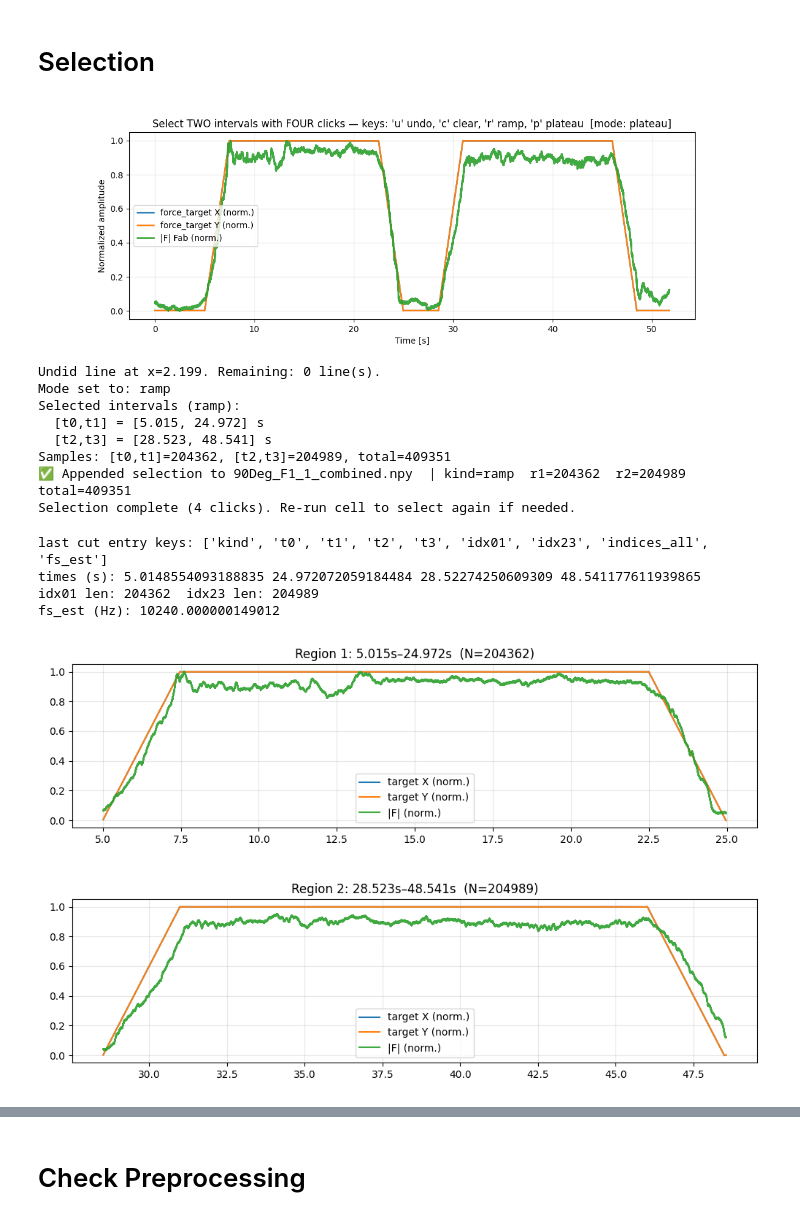
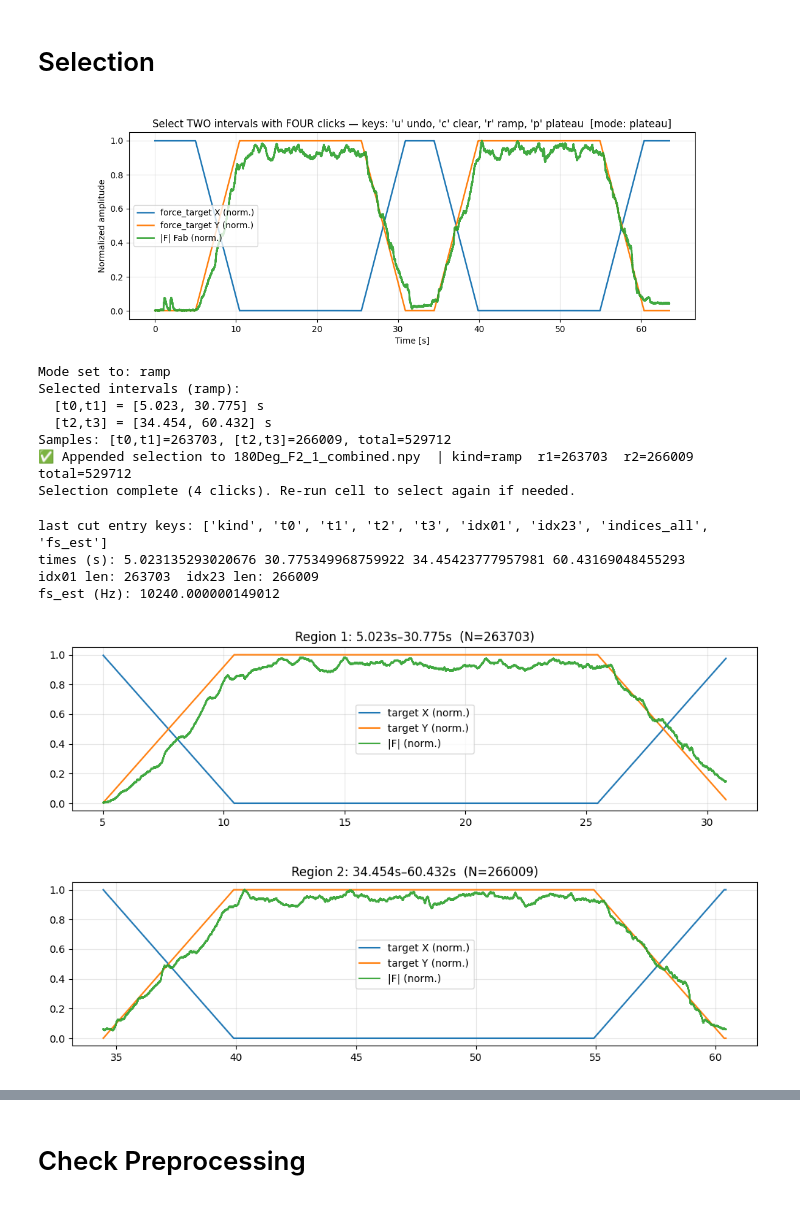
Before and after one commit to Jihagen/IntMS_EEG, a Jupyter notebook: data/preprocessing/forces.ipynb, the cells around one changed output, grey strips where cells are left out. Saved outputs shown, nothing was run; the diff lists cells and outputs as text; code cells hidden in the pictures.

Commit message:
angle vs. ramp results

```diff
--- a/data/preprocessing/forces.ipynb
+++ b/data/preprocessing/forces.ipynb
@@ -1016,7 +1016,7 @@ import numpy as np
 import matplotlib.pyplot as plt
 
 # --- set your file path ---
-path = "/Users/juliahagen/IntMS_EEG/data/preprocessing/P5_combined/90Deg_F2_1_combined.npy"  # <- change me
+path = "/Users/juliahagen/IntMS_EEG/data/preprocessing/P5_combined/90Deg_F1_1_combined.npy"  # <- change me
 
 # --- load ---
 d  = np.load(path, allow_pickle=True).item()
@@ -1056,7 +1056,7 @@ import matplotlib.pyplot as plt
 from pathlib import Path
 
 # --- Load your combined file ---
-path = "/Users/juliahagen/IntMS_EEG/data/preprocessing/P3_combined/90Deg_F1_1_combined.npy"  # <- change this
+path = "/Users/juliahagen/IntMS_EEG/data/preprocessing/P5_combined/180Deg_F2_1_combined.npy"  # <- change this
 data = np.load(path, allow_pickle=True).item()
 
 t   = np.asarray(data["time_s"])
@@ -1212,41 +1212,40 @@ def onkey(event):
             sp.remove()
 
         fig.canvas.draw()
         print(f"Undid line at x={x_removed:.3f}. Remaining: {len(selected_points)} line(s).")
 
     elif event.key == 'c':
         while vlines:
             vlines.pop().remove()
         while spans:
             spans.pop().remove()
         selected_points.clear()
         fig.canvas.draw()
         print("Cleared all lines and spans.")
 
     elif event.key == 'r':  # NEW: switch to ramp mode
         segment_kind = "ramp"
         _set_title()
         fig.canvas.draw()
         print("Mode set to: ramp")
 
     elif event.key == 'p':  # NEW: switch to plateau mode
         segment_kind = "plateau"
         _set_title()
         fig.canvas.draw()
         print("Mode set to: plateau")
 
 cid = fig.canvas.mpl_connect('button_press_event', onclick)
 kid = fig.canvas.mpl_connect('key_press_event', onkey)
 plt.show()
 # %% [output]
-[figure, old version]
+[figure, new version]
-Undid line at x=2.199. Remaining: 0 line(s).
 Mode set to: ramp
 Selected intervals (ramp):
-  [t0,t1] = [5.015, 24.972] s
-  [t2,t3] = [28.523, 48.541] s
-Samples: [t0,t1]=204362, [t2,t3]=204989, total=409351
-✅ Appended selection to 90Deg_F1_1_combined.npy  | kind=ramp  r1=204362  r2=204989  total=409351
+  [t0,t1] = [5.023, 30.775] s
+  [t2,t3] = [34.454, 60.432] s
+Samples: [t0,t1]=263703, [t2,t3]=266009, total=529712
+✅ Appended selection to 180Deg_F2_1_combined.npy  | kind=ramp  r1=263703  r2=266009  total=529712
 Selection complete (4 clicks). Re-run cell to select again if needed.
 # %%
 import numpy as np
@@ -1262,8 +1261,8 @@ print("idx01 len:", len(last["idx01"]), " idx23 len:", len(last["idx23"]))
 print("fs_est (Hz):", last["fs_est"])
 # %% [output]
 last cut entry keys: ['kind', 't0', 't1', 't2', 't3', 'idx01', 'idx23', 'indices_all', 'fs_est']
-times (s): 5.0148554093188835 24.972072059184484 28.52274250609309 48.541177611939865
-idx01 len: 204362  idx23 len: 204989
+times (s): 5.023135293020676 30.775349968759922 34.45423777957981 60.43169048455293
+idx01 len: 263703  idx23 len: 266009
 fs_est (Hz): 10240.000000149012
 # %%
 import numpy as np
@@ -1306,5 +1305,5 @@ plt.plot(t[idx23], fab_n[idx23], label="|F| (norm.)", alpha=0.9)
 plt.title(f"Region 2: {cut['t2']:.3f}s–{cut['t3']:.3f}s  (N={idx23.size})")
 plt.legend(); plt.grid(True, alpha=0.3); plt.tight_layout(); plt.show()
 # %% [output]
-[figure, old version]
+[figure, new version]
-[figure, old version]
+[figure, new version]
```
Also changed, not shown: parts of 5 cells of this notebook, 1 other file.
